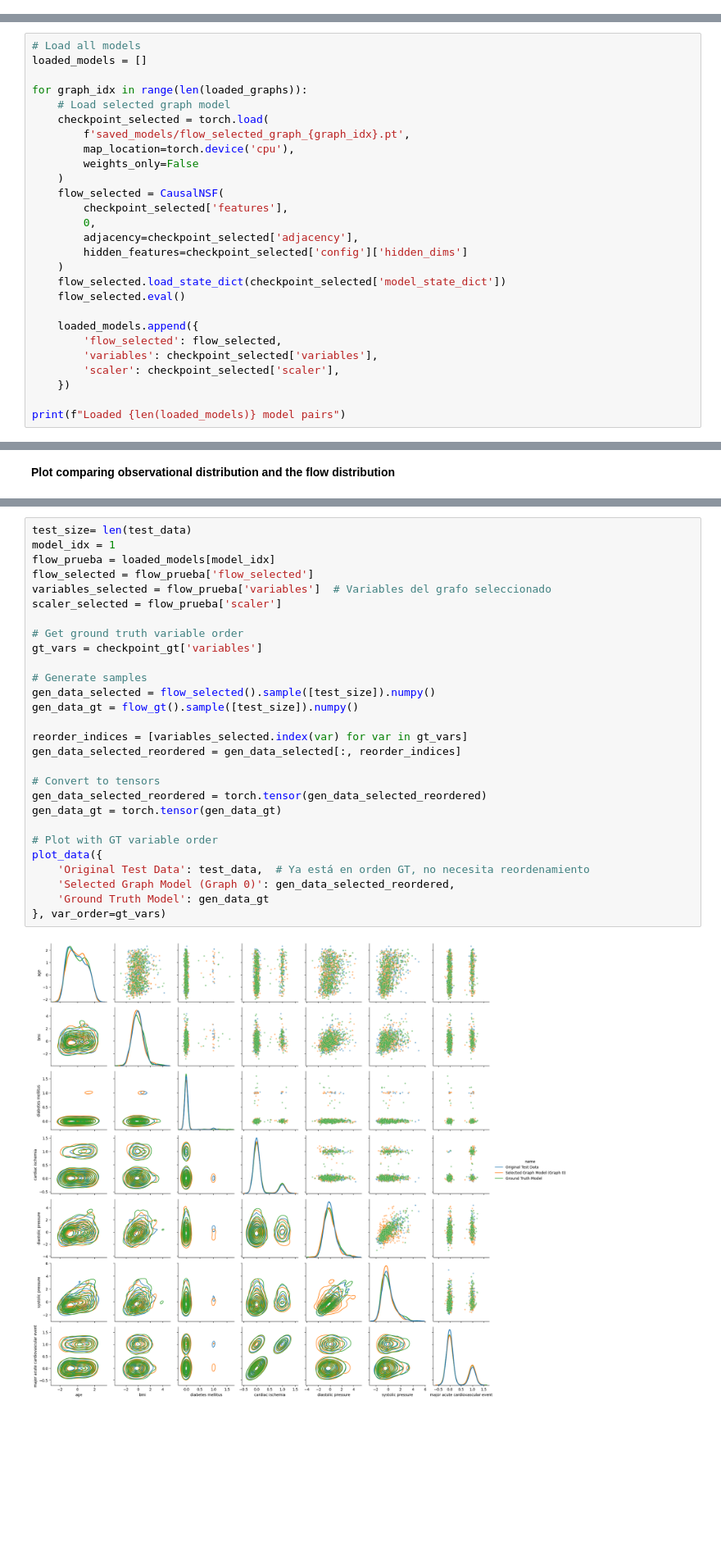
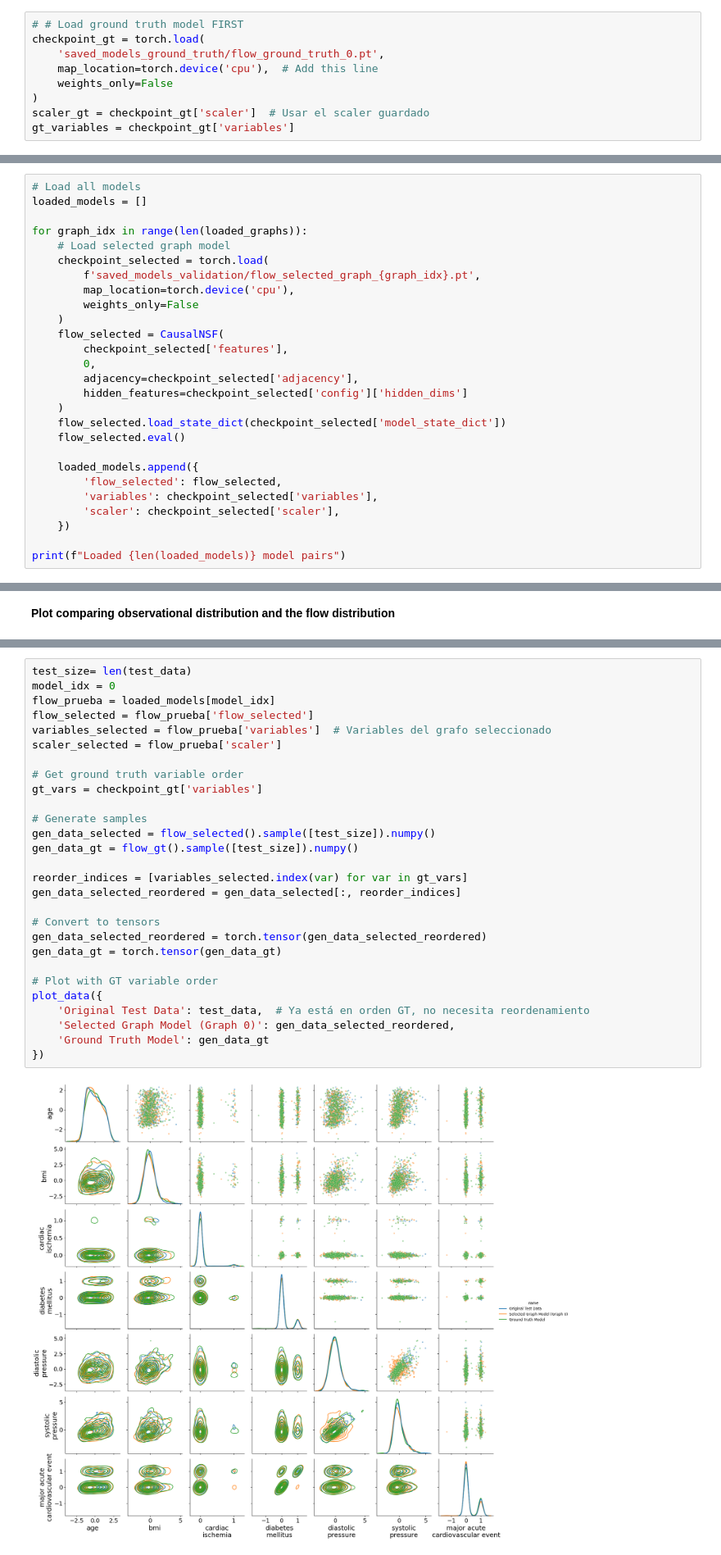
Before and after one commit to albamoleroo/causality_llms, a Jupyter notebook: docs/notebooks/causalnsf_alba_interventions.ipynb, the cells around one changed output, grey strips where cells are left out. Shown at 82% size. Saved outputs shown, nothing was run; the diff lists cells and outputs as text; blank space fills up the shorter version.

```diff
--- a/docs/notebooks/causalnsf_alba_interventions.ipynb
+++ b/docs/notebooks/causalnsf_alba_interventions.ipynb
@@ -55,3 +55,12 @@ gt_variables = checkpoint_gt['variables']
+# %%
+# # Load ground truth model FIRST
+checkpoint_gt = torch.load(
+    'saved_models_ground_truth/flow_ground_truth_0.pt',
+    map_location=torch.device('cpu'),  # Add this line
+    weights_only=False
+)
+scaler_gt = checkpoint_gt['scaler']  # Usar el scaler guardado
+gt_variables = checkpoint_gt['variables']
 # %% [markdown]
 ## Import our diabetes dataset
 # %%
@@ -174,7 +182,7 @@ loaded_models = []
 for graph_idx in range(len(loaded_graphs)):
     # Load selected graph model
     checkpoint_selected = torch.load(
-        f'saved_models/flow_selected_graph_{graph_idx}.pt',
+        f'saved_models_validation/flow_selected_graph_{graph_idx}.pt',
         map_location=torch.device('cpu'),
         weights_only=False
     )
@@ -270,34 +311,34 @@ plot_data({
 [figure]
 # %%
 test_size= len(test_data)
-model_idx = 1
+model_idx = 0
 flow_prueba = loaded_models[model_idx]
 flow_selected = flow_prueba['flow_selected']
 variables_selected = flow_prueba['variables']  # Variables del grafo seleccionado
 scaler_selected = flow_prueba['scaler']
 
 # Get ground truth variable order
 gt_vars = checkpoint_gt['variables']
 
 # Generate samples
 gen_data_selected = flow_selected().sample([test_size]).numpy()
 gen_data_gt = flow_gt().sample([test_size]).numpy()
 
 reorder_indices = [variables_selected.index(var) for var in gt_vars]
 gen_data_selected_reordered = gen_data_selected[:, reorder_indices]
 
 # Convert to tensors
 gen_data_selected_reordered = torch.tensor(gen_data_selected_reordered)
 gen_data_gt = torch.tensor(gen_data_gt)
 
 # Plot with GT variable order
 plot_data({
     'Original Test Data': test_data,  # Ya está en orden GT, no necesita reordenamiento
     'Selected Graph Model (Graph 0)': gen_data_selected_reordered,
     'Ground Truth Model': gen_data_gt
-}, var_order=gt_vars)
+})
 # %% [output]
-[figure, old version]
+[figure, new version]
 # %% [markdown]
 # Interventions
 
```
Also changed, not shown: parts of 5 cells of this notebook, 31 other files.
